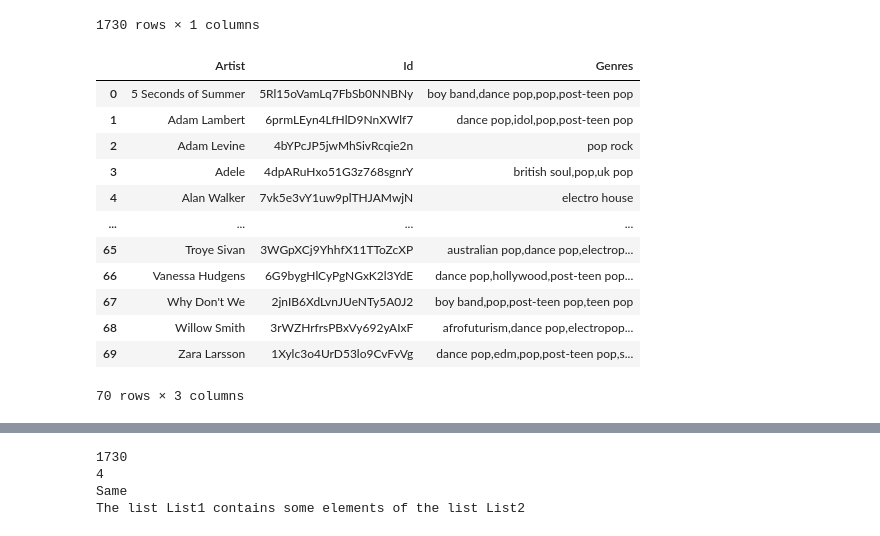
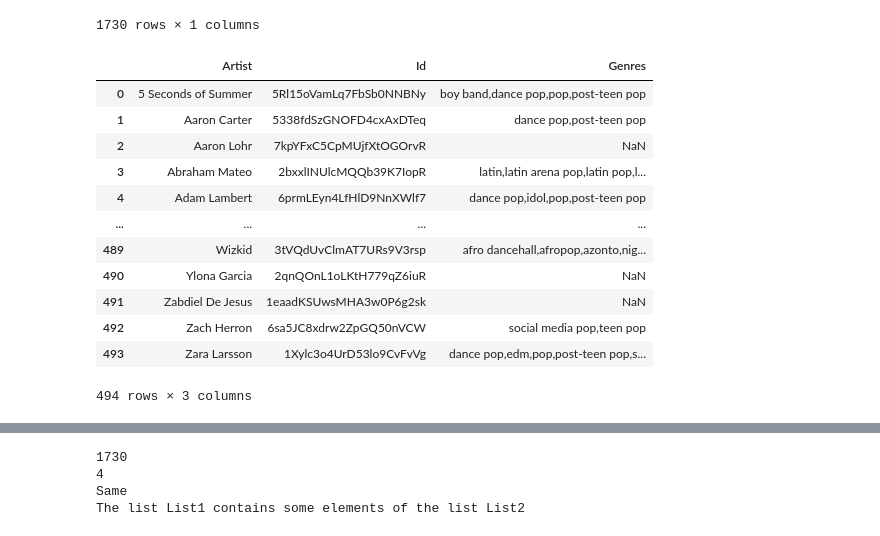
Before and after one commit to jennychiou/7-Experiment, a Jupyter notebook: SpotifyAPI/20200303getArtistID+Genres.ipynb, the cells around one changed output, grey strips where cells are left out. Drawn from its saved outputs; the diff is of its cells as text; code cells hidden in the pictures.

```diff
--- a/SpotifyAPI/20200303getArtistID+Genres.ipynb
+++ b/SpotifyAPI/20200303getArtistID+Genres.ipynb
@@ -137,20 +163,20 @@ df_genres_select
 | 1729 | ukrainian choir |
 1730 rows × 1 columns
 # %%
-# 讀取artist_list_ID+Genres.csv
-df_id_genres = pd.read_csv(r'csv/20200303/artist_list_ID+Genres.csv')
+# 讀取artist_list_ID+Genres_版本.csv
+df_id_genres = pd.read_csv(r'csv/20200303/v1/artist_list_ID+Genres_v1.csv')
 df_id_genres
 # %% [output]
 |  | Artist | Id | Genres |
 | 0 | 5 Seconds of Summer | 5Rl15oVamLq7FbSb0NNBNy | boy band,dance pop,pop,post-teen pop |
-| 1 | Adam Lambert | 6prmLEyn4LfHlD9NnXWlf7 | dance pop,idol,pop,post-teen pop |
-| 2 | Adam Levine | 4bYPcJP5jwMhSivRcqie2n | pop rock |
-| 3 | Adele | 4dpARuHxo51G3z768sgnrY | british soul,pop,uk pop |
-| 4 | Alan Walker | 7vk5e3vY1uw9plTHJAMwjN | electro house |
+| 1 | Aaron Carter | 5338fdSzGNOFD4cxAxDTeq | dance pop,post-teen pop |
+| 2 | Aaron Lohr | 7kpYFxC5CpMUjfXtOGOrvR | NaN |
+| 3 | Abraham Mateo | 2bxxlINUlcMQQb39K7IopR | latin,latin arena pop,latin pop,l... |
+| 4 | Adam Lambert | 6prmLEyn4LfHlD9NnXWlf7 | dance pop,idol,pop,post-teen pop |
 | ... | ... | ... | ... |
-| 65 | Troye Sivan | 3WGpXCj9YhhfX11TToZcXP | australian pop,dance pop,electrop... |
-| 66 | Vanessa Hudgens | 6G9bygHlCyPgNGxK2l3YdE | dance pop,hollywood,post-teen pop... |
-| 67 | Why Don't We | 2jnIB6XdLvnJUeNTy5A0J2 | boy band,pop,post-teen pop,teen pop |
-| 68 | Willow Smith | 3rWZHrfrsPBxVy692yAIxF | afrofuturism,dance pop,electropop... |
-| 69 | Zara Larsson | 1Xylc3o4UrD53lo9CvFvVg | dance pop,edm,pop,post-teen pop,s... |
+| 489 | Wizkid | 3tVQdUvClmAT7URs9V3rsp | afro dancehall,afropop,azonto,nig... |
+| 490 | Ylona Garcia | 2qnQOnL1oLKtH779qZ6iuR | NaN |
+| 491 | Zabdiel De Jesus | 1eaadKSUwsMHA3w0P6g2sk | NaN |
+| 492 | Zach Herron | 6sa5JC8xdrw2ZpGQ50nVCW | social media pop,teen pop |
+| 493 | Zara Larsson | 1Xylc3o4UrD53lo9CvFvVg | dance pop,edm,pop,post-teen pop,s... |
-70 rows × 3 columns
+494 rows × 3 columns
```
Also changed, not shown: parts of 7 cells of this notebook, 6 other files.
